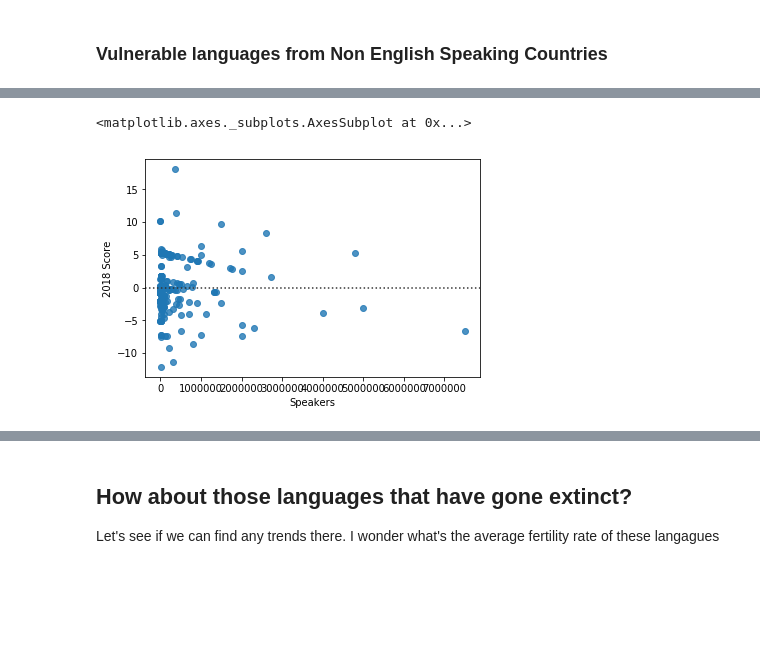
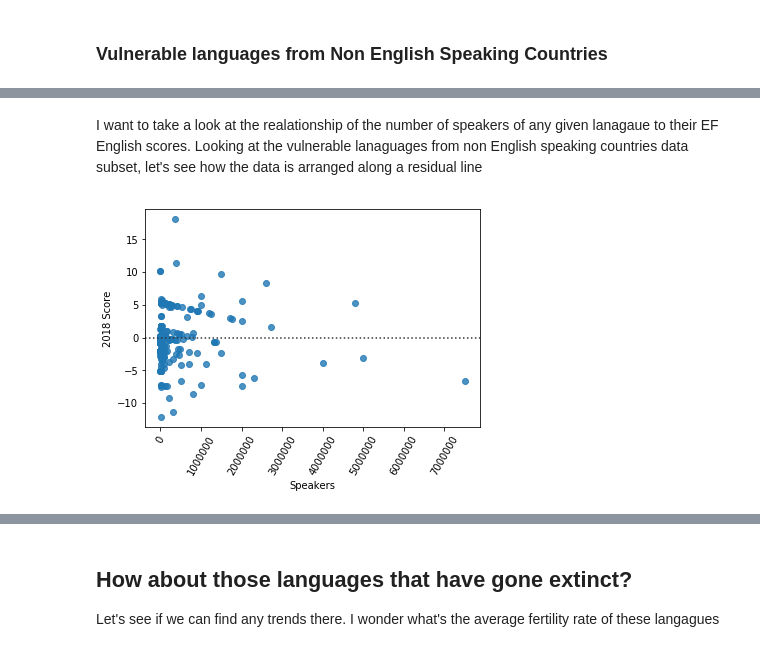
Before and after one commit to AlexEBall/Endangered_Languages_Capstone_Proj_1, a Jupyter notebook: Endangered Language EDA.ipynb, the cells around one changed output, grey strips where cells are left out. Drawn from its saved outputs; the diff is of its cells as text; code cells hidden in the pictures; blank space fills up the shorter version.

```diff
--- a/Endangered Language EDA.ipynb
+++ b/Endangered Language EDA.ipynb
@@ -126,0 +138,4 @@ iplot(fig)
+# %%
+g = sns.stripplot(data=endangered_languages, y="Degree of Endangerment", x="Speakers", jitter=True)
+for item in g.get_xticklabels():
+    item.set_rotation(60)
@@ -126,0 +144,4 @@ iplot(fig)
+# %%
+x = sns.boxplot(data=endangered_languages, y="2018 Band", x="Speakers", width=0.5, palette="colorblind")
+for item in x.get_xticklabels():
+    item.set_rotation(60)
@@ -328,7 +457,10 @@ v_non6 = sns.lmplot(x='Speakers', y='2018 Score', data=vulnerable_non, order=2)
+# %% [markdown]
+I want to take a look at the realationship of the number of speakers of any given lanagaue to their EF English scores. Looking at the vulnerable lanaguages from non English speaking countries data subset, let's see how the data is arranged along a residual line
 # %%
-sns.residplot(data=vulnerable_non, x='Speakers', y='2018 Score')
 # the data should be represented randonly across the residual line, if there is some curve or shape that may suggest a
 # non linear model would be a good choice to analyze it
+w = sns.residplot(data=vulnerable_non, x='Speakers', y='2018 Score')
+for item in w.get_xticklabels():
+    item.set_rotation(60)
 # %% [output]
-<matplotlib.axes._subplots.AxesSubplot at 0x...>
-[figure, old version]
+[figure, new version]
```
Also changed, not shown: parts of 42 cells of this notebook.
